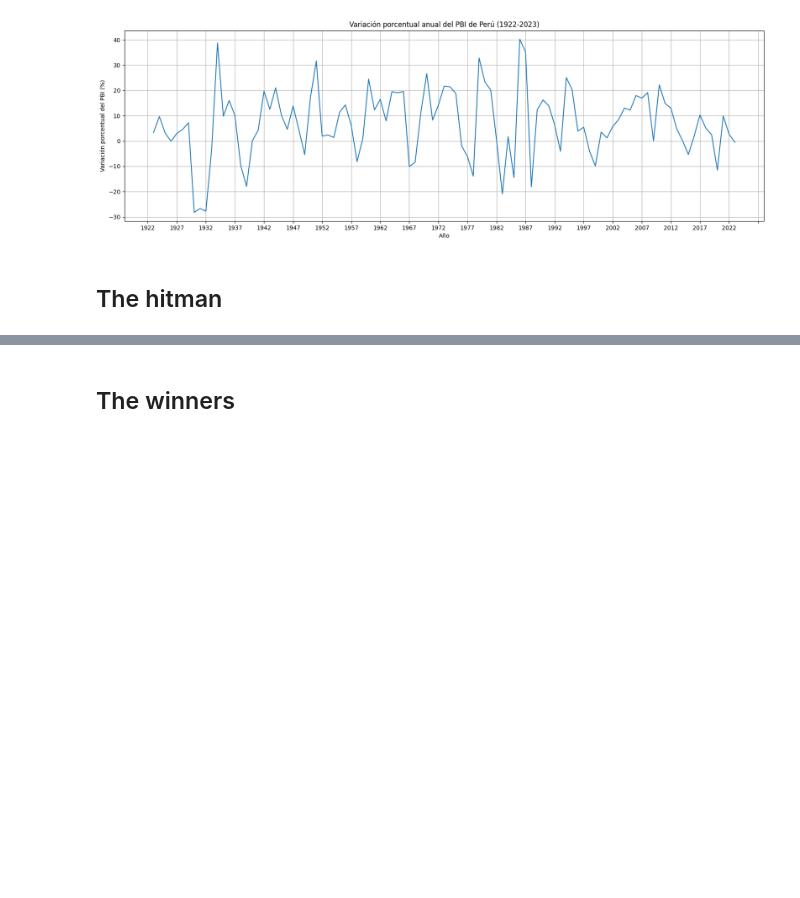
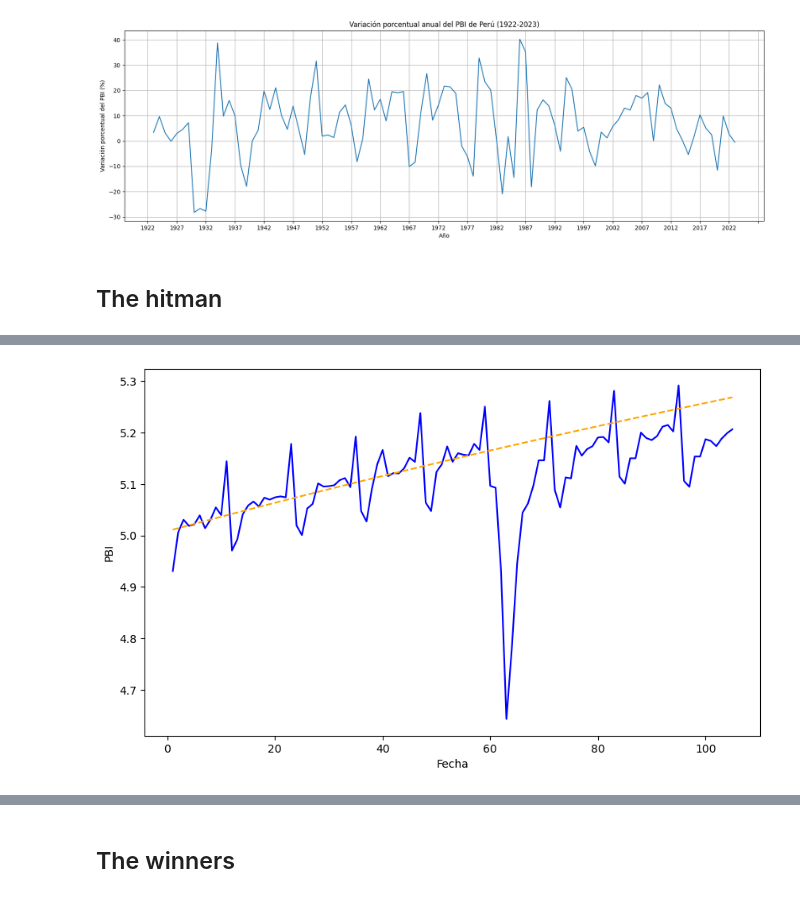
Before and after one commit to qlab-intro-python/tarea-4-mundaca-arce, a Jupyter notebook: tarea_4.ipynb, the cells around one changed output, grey strips where cells are left out. Drawn from its saved outputs; the diff is of its cells as text; code cells hidden in the pictures; blank space fills up the shorter version.

```diff
--- a/tarea_4.ipynb
+++ b/tarea_4.ipynb
@@ -108,0 +133,6 @@ plt.show()
+# %%
+#Delimitamos la serie por la pandemia
+serie_prepandemica = serie[145:206]
+serie_prepandemica ['Tiempo'] = range(1, len(serie_prepandemica) + 1)
+serie_prepandemica=serie_prepandemica.reset_index(drop=True)
+serie_prepandemica
@@ -108,0 +158,5 @@ plt.show()
+# %%
+#Tenemos nuestra serie contrafactual
+serie_prepandemica2=serie[145:250]
+serie_prepandemica2 ['Tiempo'] = range(1, len(serie_prepandemica2) + 1)
+serie_prepandemica2 = serie_prepandemica2.reset_index(drop=True)
@@ -108,0 +169,7 @@ plt.show()
+# %%
+#Obtenemos el logaritmo para desestacionaliar
+serie_prepandemica2['Log_PBI'] = np.log1p(serie_prepandemica2['Producto bruto interno y demanda interna (índice 2007=100) - PBI'])
+serie_prepandemica2
+serie_prepandemica['Crecimiento mensual'] = serie_prepandemica['Producto bruto interno y demanda interna (índice 2007=100) - PBI'].pct_change() * 100
+serie_prepandemica['Media_movil'] = serie_prepandemica['Crecimiento mensual'].rolling(window=12).mean()
+serie_prepandemica
@@ -108,0 +190,11 @@ plt.show()
+# %%
+#Realizamos la regresion
+regresion = sm.OLS(serie_prepandemica['Producto bruto interno y demanda interna (índice 2007=100) - PBI'], sm.add_constant(serie_prepandemica['Tiempo'])).fit()
+serie_prepandemica['Tendencia_Previa'] = regresion.predict(sm.add_constant(serie_prepandemica['Tiempo']))
+regresion.summary()
+#Creamos un dataframe que contenga los datos de la regresion y que prediga futuros indices de PBI si es que no hubiera existido la pandemia
+serie_sin_pandemia = pd.DataFrame({'X': np.arange(1, 106)})
+serie_sin_pandemia['Y'] = regresion.predict(sm.add_constant(serie_sin_pandemia['X']))
+#Obtenemos el logaritmo para desestacionalizar
+serie_sin_pandemia['Log_Y'] = np.log1p(serie_sin_pandemia['Y'])
+serie_sin_pandemia
@@ -108,0 +215,10 @@ plt.show()
+# %%
+#Hacemos el comparativo desestacionalizado
+plt.figure(figsize=(10, 6))
+plt.plot(serie_prepandemica2['Tiempo'], serie_prepandemica2['Log_PBI'], label='PBI', color='blue')
+plt.plot(serie_sin_pandemia['X'], serie_sin_pandemia['Log_Y'], label='Tendencia Previa a la Pandemia (OLS)', linestyle='--', color='orange')
+plt.xlabel('Fecha')
+plt.ylabel('PBI')
+plt.show()
+# %% [output]
+[figure, added]
```
Also changed, not shown: parts of 8 cells of this notebook.
